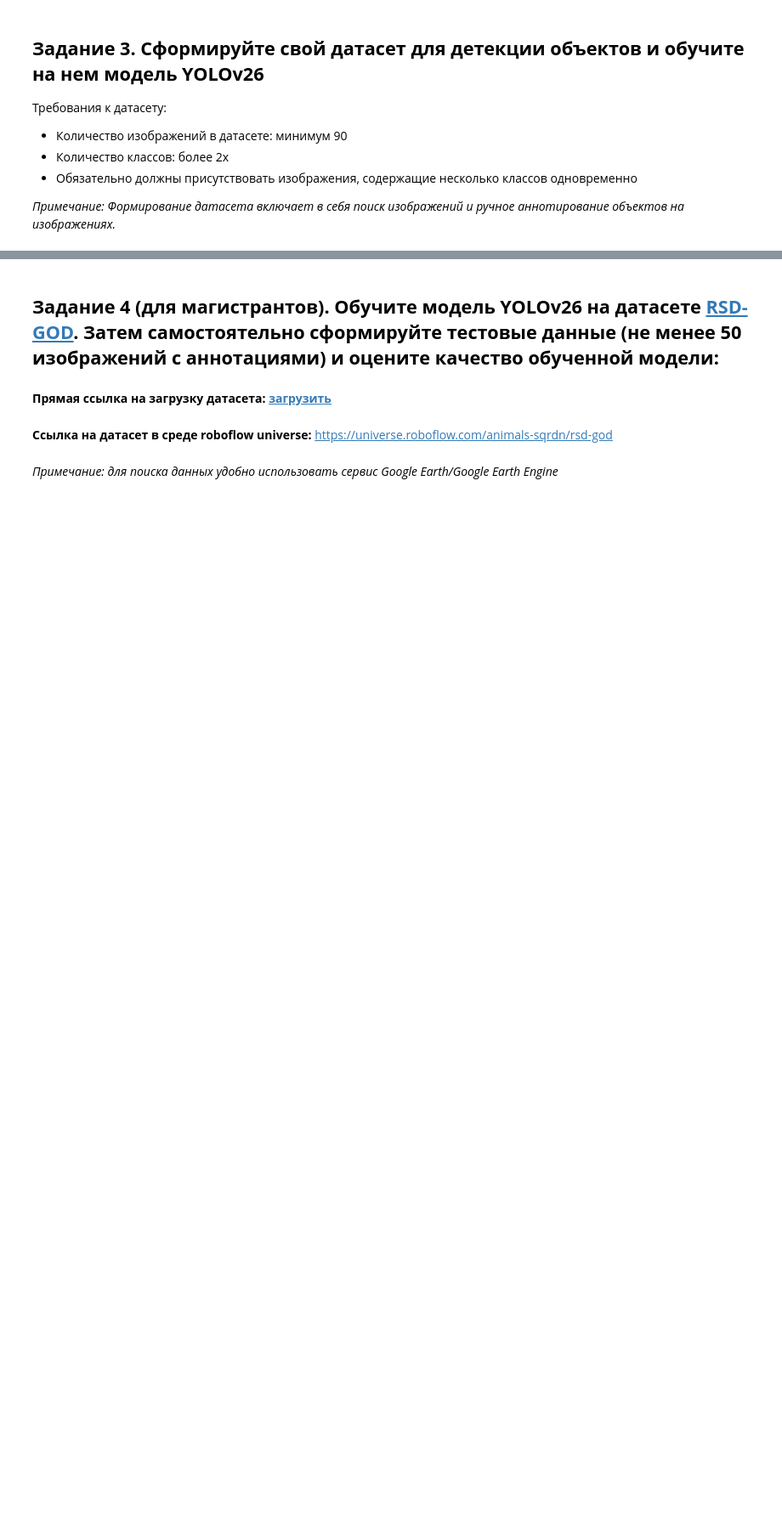
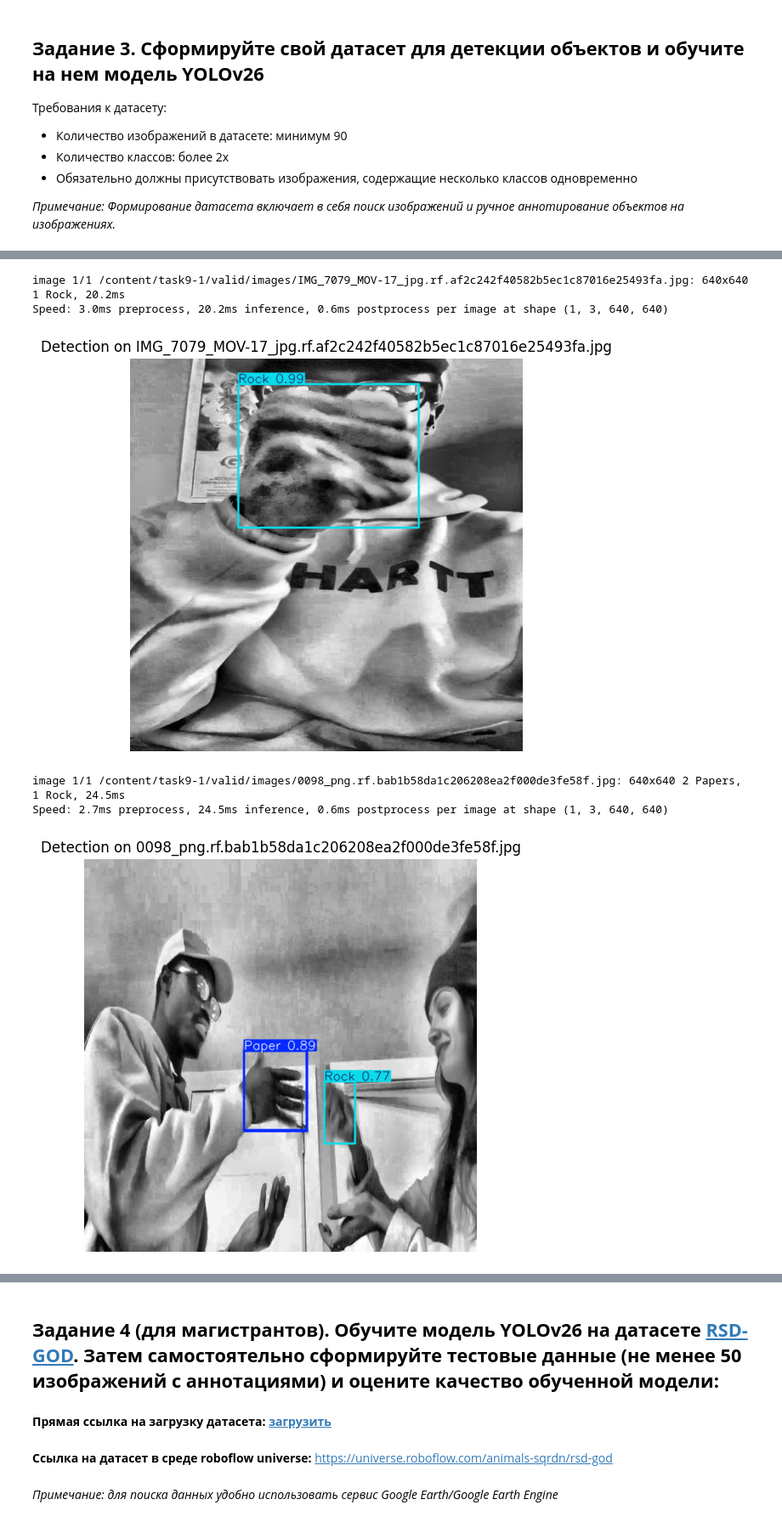
Before and after one commit to niksio/neural_networks, a Jupyter notebook: 10. Использование модели YOLOv9 для решение задач детекции и классификации/Практическая_работа_№9_Использование_модели_YOLOv12_для_решение_задач_детекции_и_классификации.ipynb, the cells around one changed output, grey strips where cells are left out. Shown at 85% size. Drawn from its saved outputs; the diff is of its cells as text; code cells hidden in the pictures; blank space fills up the shorter version.

```diff
--- a/10. Использование модели YOLOv9 для решение задач детекции и классификации/Практическая_работа_№9_Использование_модели_YOLOv12_для_решение_задач_детекции_и_классификации.ipynb
+++ b/10. Использование модели YOLOv9 для решение задач детекции и классификации/Практическая_работа_№9_Использование_модели_YOLOv12_для_решение_задач_детекции_и_классификации.ipynb
@@ -58,0 +44,10 @@ print("Mean Average Precision (mAP50-95):", metrics.box.map)
+# %%
+from ultralytics import YOLO
+
+model = YOLO("yolo26n.pt")
+
+
+results = model.train(data="coco128.yaml", epochs=100, imgsz=640)
+
+metrics = model.val()
+print("Mean Average Precision (mAP50-95):", metrics.box.map)
@@ -82,11 +130,10 @@ dataset = version.download("yolo26")
 # Инициализация новой модели YOLO
 # Если хотите дообучить (Transfer Learning) предыдущую модель, подставьте путь к её весам:
 # custom_model = YOLO("runs/detect/train/weights/best.pt")
-custom_model = YOLO("yolo26n.pt") # Снова используем предобученные веса YOLOv26 nano
+custom_model = YOLO("yolo26n.pt")
 
-# Обучаем модель на собственном наборе данных (data.yaml)
-# Убедитесь, что epochs и imgsz подходят для ваших целей, 10-15 эпох для тестов вполне достаточно
-results_custom = custom_model.train(data=f"{custom_dataset.location}/data.yaml", epochs=20, imgsz=640)
+
+results_custom = custom_model.train(data="/content/task9-1/data.yaml", epochs=100, imgsz=640)
 
 # Вывод метрик валидации
 metrics_custom = custom_model.val()
@@ -94,0 +160,33 @@ print("mAP50-95:", metrics_custom.box.map)
+# %%
+import os
+import random
+import matplotlib.pyplot as plt
+from PIL import Image
+
+valid_images_path = "/content/task9-1/valid/images"
+image_files = [f for f in os.listdir(valid_images_path) if f.endswith(('.jpg', '.jpeg', '.png'))]
+
+# Выбираем 3 случайных изображения
+sample_images = random.sample(image_files, min(3, len(image_files)))
+
+for img_name in sample_images:
+    img_path = os.path.join(valid_images_path, img_name)
+
+
+    results = custom_model.predict(source=img_path, conf=0.25)
+
+    for r in results:
+        im_array = r.plot()
+        im = Image.fromarray(im_array[..., ::-1])
+        plt.figure(figsize=(10, 6))
+        plt.imshow(im)
+        plt.axis('off')
+        plt.title(f'Detection on {img_name}')
+        plt.show()
+# %% [output]
+image 1/1 /content/task9-1/valid/images/IMG_7079_MOV-17_jpg.rf.af2c242f40582b5ec1c87016e25493fa.jpg: 640x640 1 Rock, 20.2ms
+Speed: 3.0ms preprocess, 20.2ms inference, 0.6ms postprocess per image at shape (1, 3, 640, 640)
+[figure, added]
+image 1/1 /content/task9-1/valid/images/0098_png.rf.bab1b58da1c206208ea2f000de3fe58f.jpg: 640x640 2 Papers, 1 Rock, 24.5ms
+Speed: 2.7ms preprocess, 24.5ms inference, 0.6ms postprocess per image at shape (1, 3, 640, 640)
+[figure, added]
```
Also changed, not shown: parts of 10 cells of this notebook.
